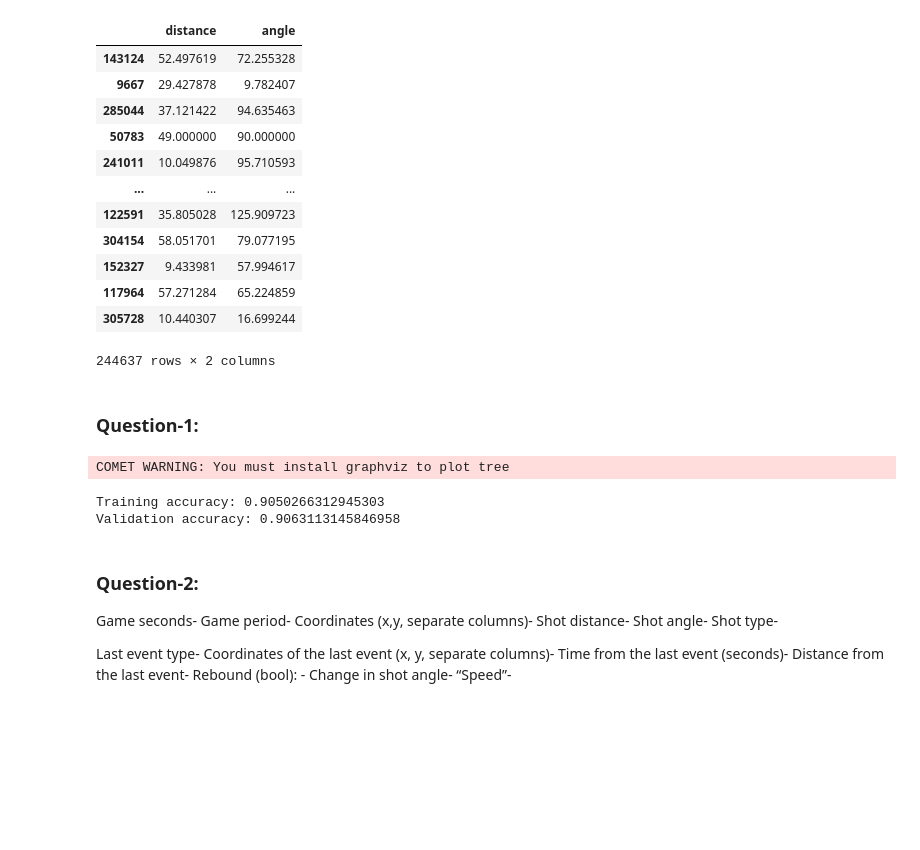
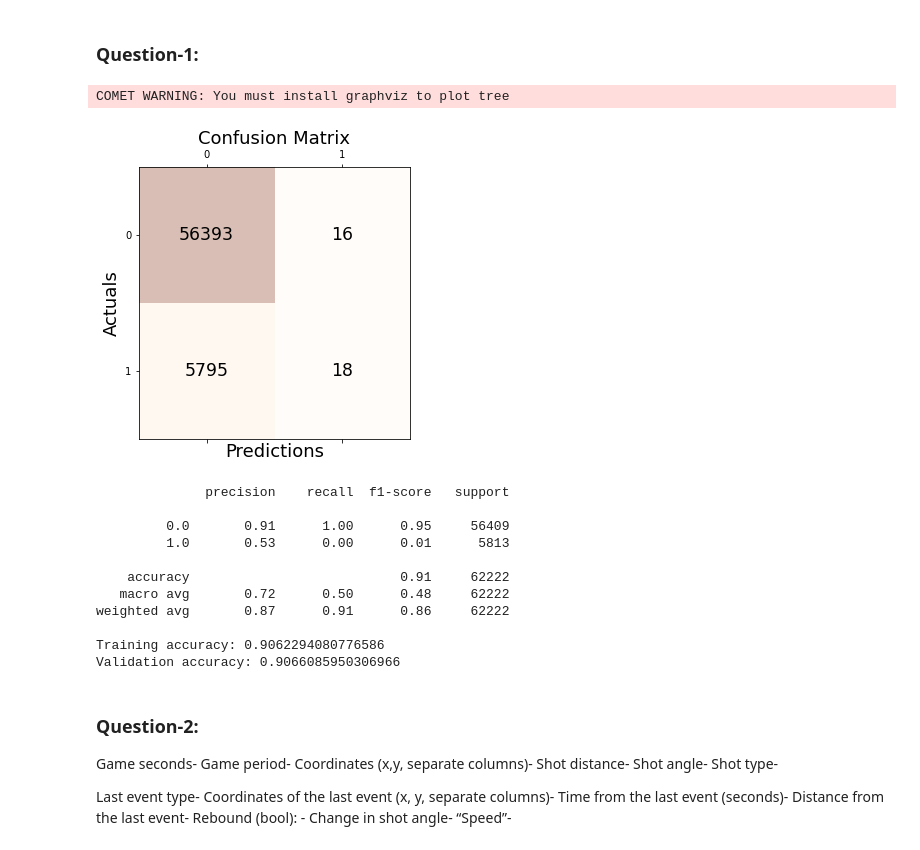
Before and after one commit to sorinmuchi/IFT6758, a Jupyter notebook: notebooks/5-AdvancedModels.ipynb, the cells around one changed output. Drawn from its saved outputs; the diff is of its cells as text; code cells hidden in the pictures; blank space fills up the shorter version.

```diff
--- a/notebooks/5-AdvancedModels.ipynb
+++ b/notebooks/5-AdvancedModels.ipynb
@@ -81,19 +83,0 @@ df.columns
-# %%
-X = df.drop('is_goal', 1)
-y = df['is_goal'].to_numpy()
-X_train, X_val, y_train, y_val = train_test_split(X, y, test_size=0.2, random_state=0)
-X_train[['distance', 'angle']]
-# %% [output]
-|  | distance | angle |
-| 143124 | 52.497619 | 72.255328 |
-| 9667 | 29.427878 | 9.782407 |
-| 285044 | 37.121422 | 94.635463 |
-| 50783 | 49.000000 | 90.000000 |
-| 241011 | 10.049876 | 95.710593 |
-| ... | ... | ... |
-| 122591 | 35.805028 | 125.909723 |
-| 304154 | 58.051701 | 79.077195 |
-| 152327 | 9.433981 | 57.994617 |
-| 117964 | 57.271284 | 65.224859 |
-| 305728 | 10.440307 | 16.699244 |
-244637 rows × 2 columns
@@ -102,18 +212,30 @@ X_train[['distance', 'angle']]
 # %%
 ### XGBoost on distance+angle ###
 
-X_train1 = X_train[['distance', 'angle']].to_numpy().reshape(-1, 2)
-X_val1 = X_val[['distance', 'angle']].to_numpy().reshape(-1, 2)
+X_train_1 = X_train[['distanceFromNet', 'angle']].to_numpy().reshape(-1, 2)
+X_val_1 = x_val[['distanceFromNet', 'angle']].to_numpy().reshape(-1, 2)
 
-xgb_clf1 = XGBClassifier().fit(X_train1, y_train)
+xgb_clf_Distance_Angle = XGBClassifier().fit(X_train_1, y_train)
 
 
-train_score1 = xgb_clf1.score(X_train1, y_train)
-val_score1 = xgb_clf1.score(X_val1, y_val)
-
+train_score1 = xgb_clf_Distance_Angle.score(X_train_1, y_train)
+val_score1 = xgb_clf_Distance_Angle.score(X_val_1, y_val)
+preds_Val = xgb_clf_Distance_Angle.predict(X_val_1)
+plot_ConfusionMatrix(preds_Val,y_val)
+print(classification_report(y_val, preds_Val))
 print(f'Training accuracy: {train_score1}')
 print(f'Validation accuracy: {val_score1}')
 # %% [output]
 COMET WARNING: You must install graphviz to plot tree
+[figure, added]
-Training accuracy: 0.9050266312945303
-Validation accuracy: 0.9063113145846958
+              precision    recall  f1-score   support
+
+         0.0       0.91      1.00      0.95     56409
+         1.0       0.53      0.00      0.01      5813
+
+    accuracy                           0.91     62222
+   macro avg       0.72      0.50      0.48     62222
+weighted avg       0.87      0.91      0.86     62222
+
+Training accuracy: 0.9062294080776586
+Validation accuracy: 0.9066085950306966
```
Also changed, not shown: parts of 27 cells of this notebook.
